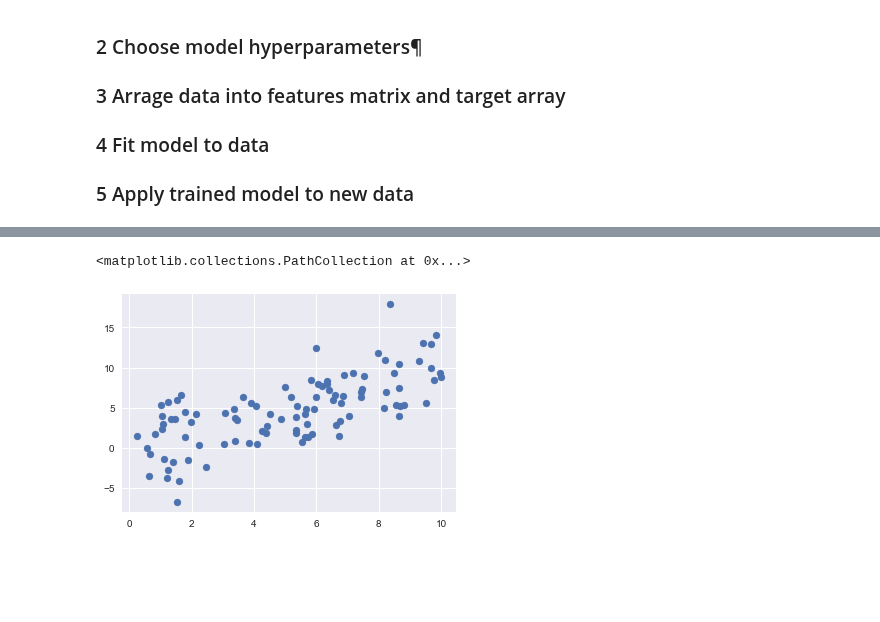
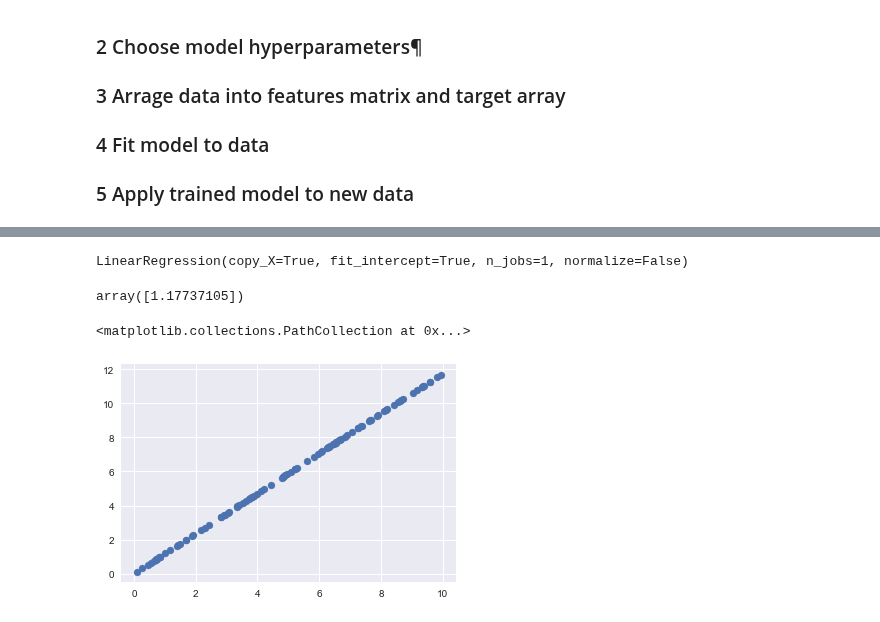
Before and after one commit to Codes-code/Machine-Learning, a Jupyter notebook: Iris_Project.ipynb, the cells around one changed output, grey strips where cells are left out. Cells and saved outputs as stored; diff of their text form; code cells hidden in the pictures; blank space fills up the shorter version.

```diff
--- a/Iris_Project.ipynb
+++ b/Iris_Project.ipynb
@@ -415,5 +413,5 @@ plt.plot(x_fit, y_fit)
 ### 4 Fit model to data
 ### 5 Apply trained model to new data
 # %%
-x=10*np.random.rand(100)
-y=x+3*np.random.randn(100)
+a=10*np.random.rand(100)
+b=a+3*np.random.randn(100)
@@ -420,5 +428,15 @@ y=x+3*np.random.randn(100)
+# %%
+model.fit(A,b)
+# %% [output]
+LinearRegression(copy_X=True, fit_intercept=True, n_jobs=1, normalize=False)
+# %%
+model.coef_
+# %% [output]
+array([1.17737105])
+# %%
+c=a*1.1773
 # %%
-plt.scatter(x,y)
+plt.scatter(a,c)
 # %% [output]
 <matplotlib.collections.PathCollection at 0x...>
-[figure, old version]
+[figure, new version]
```
Also changed, not shown: parts of 12 cells of this notebook.
